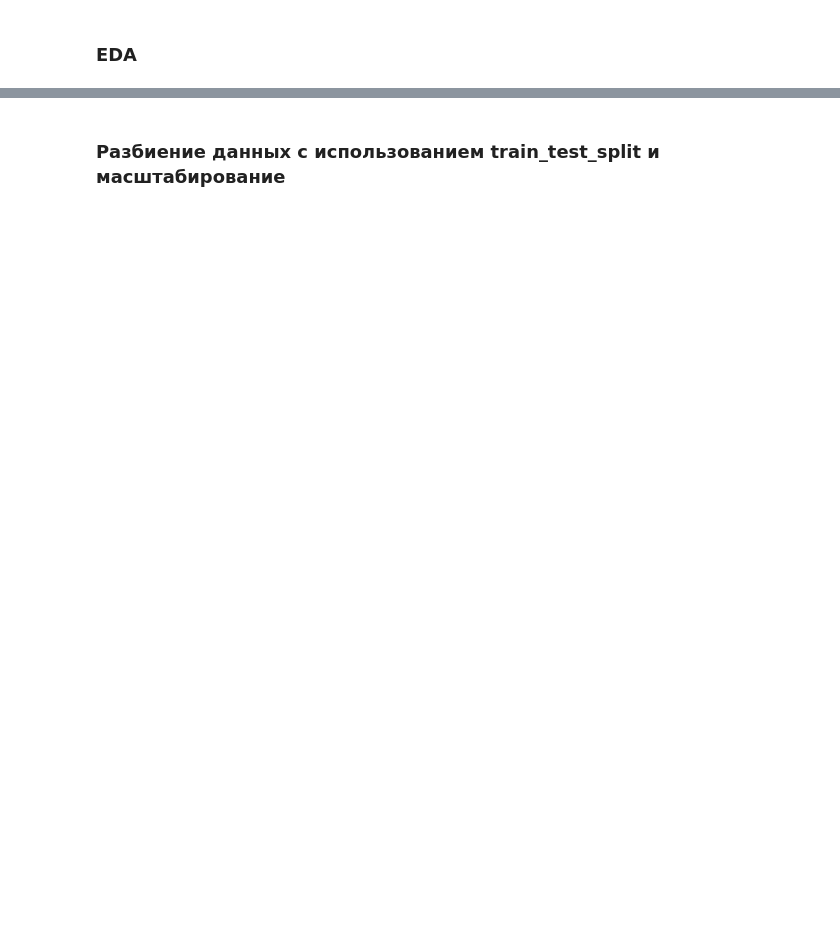
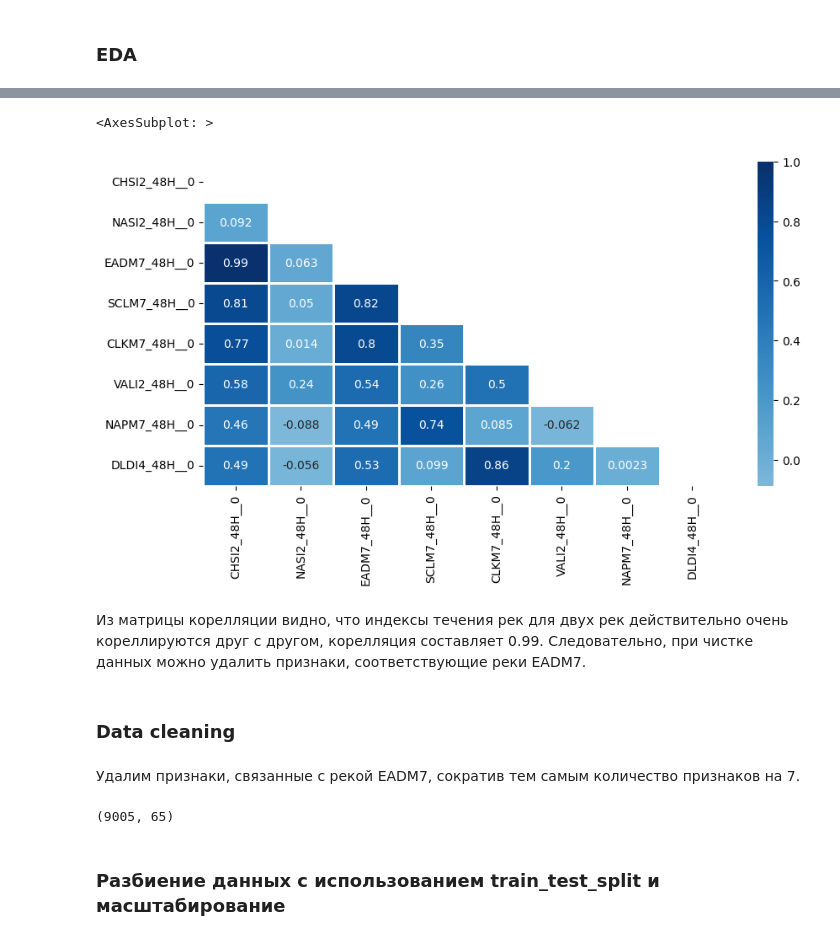
Before and after one commit to katevi/Introduction-to-ML, a Jupyter notebook: lab3/multiclass_classification_multioutput_regression.ipynb, the cells around one changed output, grey strips where cells are left out. Cells and saved outputs as stored; diff of their text form; code cells hidden in the pictures; blank space fills up the shorter version.

```diff
--- a/lab3/multiclass_classification_multioutput_regression.ipynb
+++ b/lab3/multiclass_classification_multioutput_regression.ipynb
@@ -671,2 +747,28 @@ df.dropna()
+# %%
+fig, ax = plt.subplots(1, 1, figsize=(10, 5))
+mask = np.triu(np.ones_like(y.corr(), dtype=bool))
+sns.heatmap(y.corr("pearson"),
+            annot=True,
+            cmap='Blues',
+            mask=mask,
+            ax=ax,
+            center=0,
+            linewidths=1,
+            vmax=1)
+# %% [output]
+<AxesSubplot: >
+[figure, added]
+# %% [markdown]
+Из матрицы корелляции видно, что индексы течения рек для двух рек действительно очень кореллируются друг с другом, корелляция составляет 0.99.
+Следовательно, при чистке данных можно удалить признаки, соответствующие реки EADM7.
+# %% [markdown]
+### Data cleaning
+# %% [markdown]
+Удалим признаки, связанные с рекой EADM7, сократив тем самым количество признаков на 7.
+# %%
+df = df.drop(columns={'EADM7__0', 'EADM7__-6', 'EADM7__-12', 'EADM7__-24', 'EADM7__-36', 'EADM7__-48', 'EADM7__-60'})
+df.shape
+# %% [output]
+(9005, 65)
 # %% [markdown]
 ### Разбиение данных с использованием train_test_split и масштабирование
```
Also changed, not shown: parts of 28 cells of this notebook, 2 other files.
